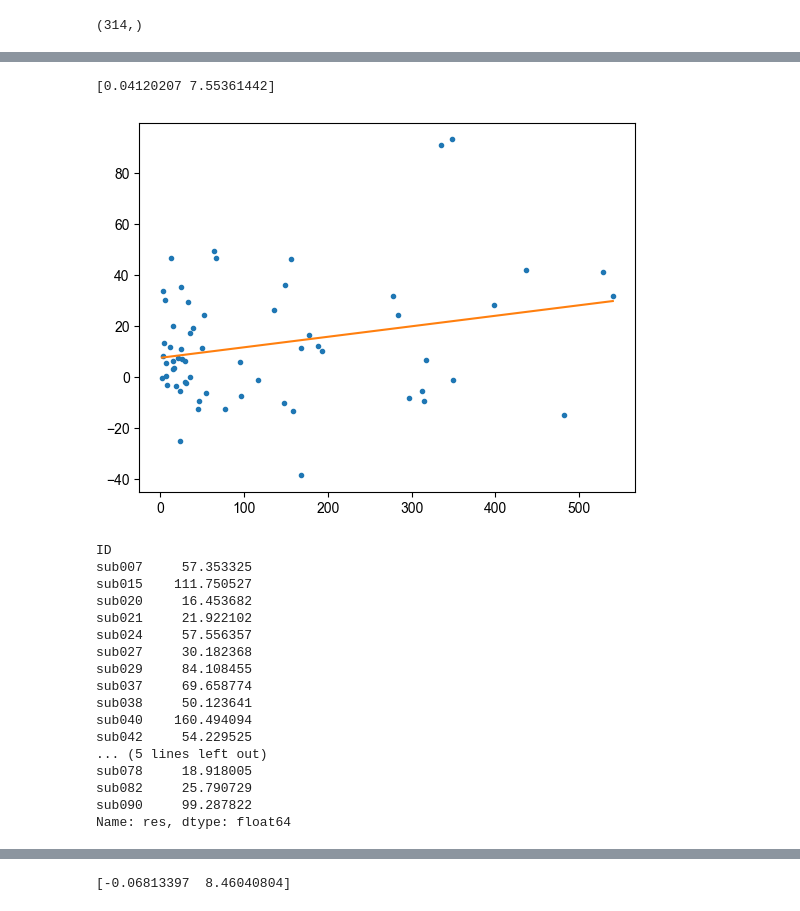
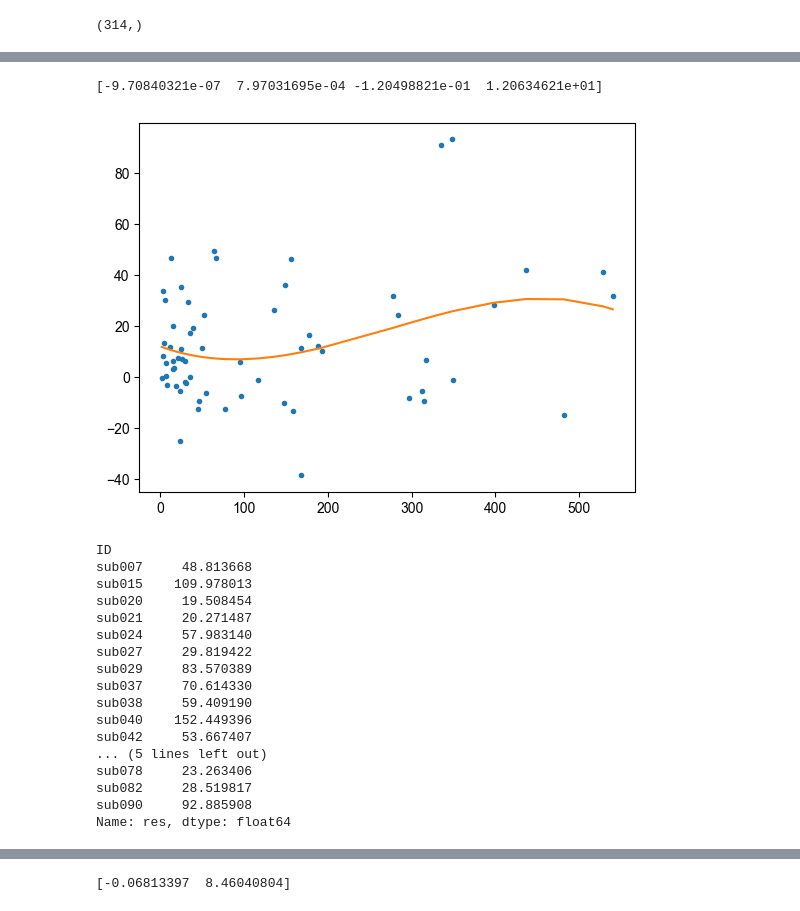
Before and after one commit to katherine-s37/brain-sick, a Jupyter notebook: 2(a)-Copy1.ipynb, the cells around one changed output, grey strips where cells are left out. Drawn from its saved outputs; the diff is of its cells as text; code cells hidden in the pictures.

```diff
--- a/2(a)-Copy1.ipynb
+++ b/2(a)-Copy1.ipynb
@@ -367,18 +367,18 @@ Name: res, dtype: float64
 # %%
 x1 = data_class_3['delt_t'].values
 y1 = data_class_3['delt_v'].values
-z1 = np.polyfit(x1, y1, 1)
+z1 = np.polyfit(x1, y1, 3)
 p1 = np.poly1d(z1)
 y1_pre = p1(x1)
 plt.plot(x1, y1, '.')
 plt.plot(np.sort(x1), p1(np.sort(x1)))
 res_y1 = y1 - y1_pre
 data_class_3['y1_pre'] = y1_pre
 data_class_3['res'] = res_y1
 print(z1)
 # %% [output]
-[0.04120207 7.55361442]
+[-9.70840321e-07  7.97031695e-04 -1.20498821e-01  1.20634621e+01]
-[figure, old version]
+[figure, new version]
 # %%
 data_class_3['res'] = abs(data_class_3['res'])
 data_class_3 = data_class_3.groupby(by='ID')['res'].sum()
@@ -386,21 +386,21 @@ data_class_3 = data_class_3.groupby(by='ID')['res'].sum()
 data_class_3
 # %% [output]
 ID
-sub007     57.353325
-sub015    111.750527
-sub020     16.453682
-sub021     21.922102
-sub024     57.556357
-sub027     30.182368
-sub029     84.108455
-sub037     69.658774
-sub038     50.123641
-sub040    160.494094
-sub042     54.229525
+sub007     48.813668
+sub015    109.978013
+sub020     19.508454
+sub021     20.271487
+sub024     57.983140
+sub027     29.819422
+sub029     83.570389
+sub037     70.614330
+sub038     59.409190
+sub040    152.449396
+sub042     53.667407
 ... (5 lines left out)
-sub078     18.918005
-sub082     25.790729
-sub090     99.287822
+sub078     23.263406
+sub082     28.519817
+sub090     92.885908
 Name: res, dtype: float64
 # %%
 x1 = data_class_4['delt_t'].values
```
Also changed, not shown: parts of 6 cells of this notebook.
